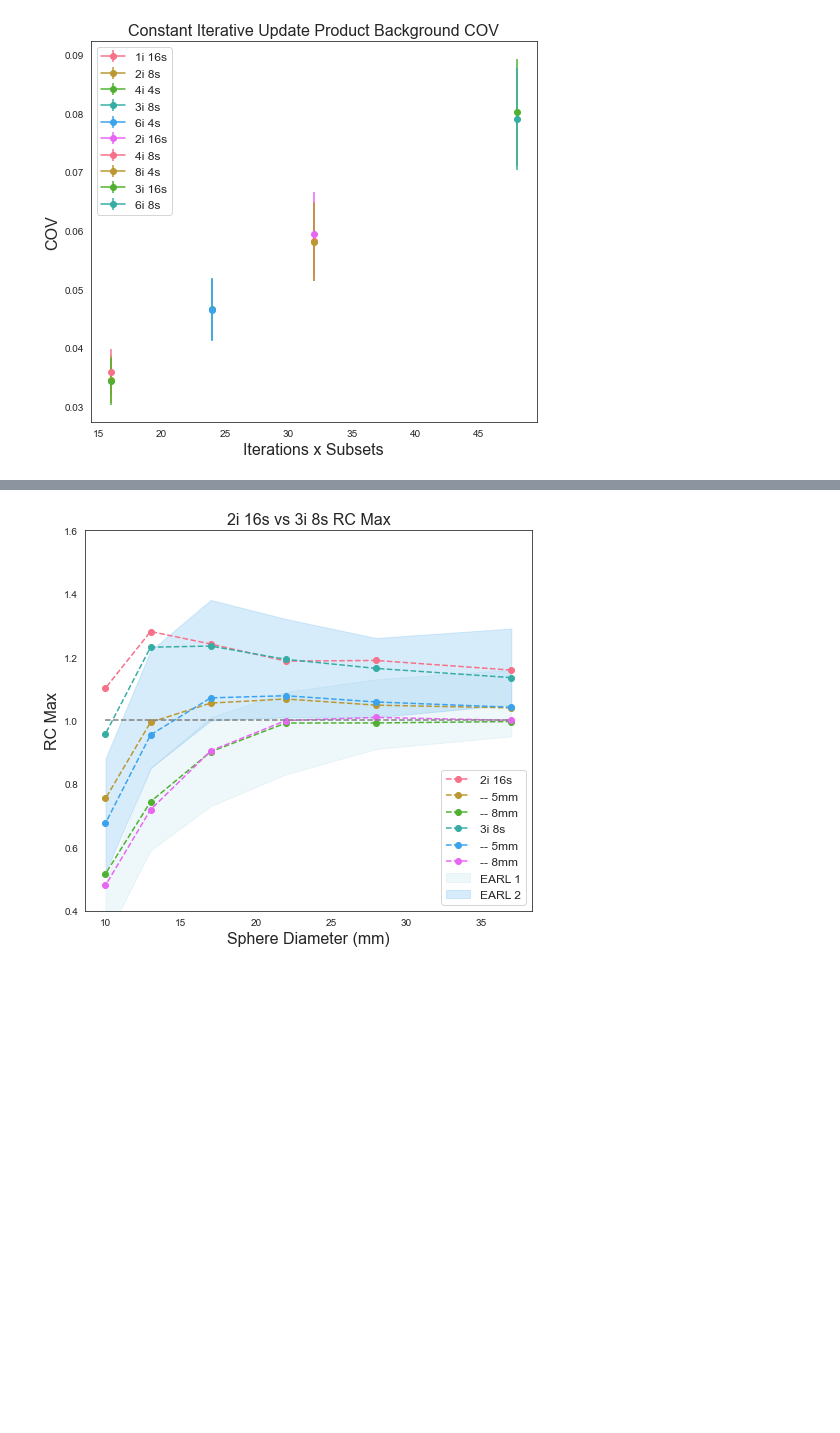
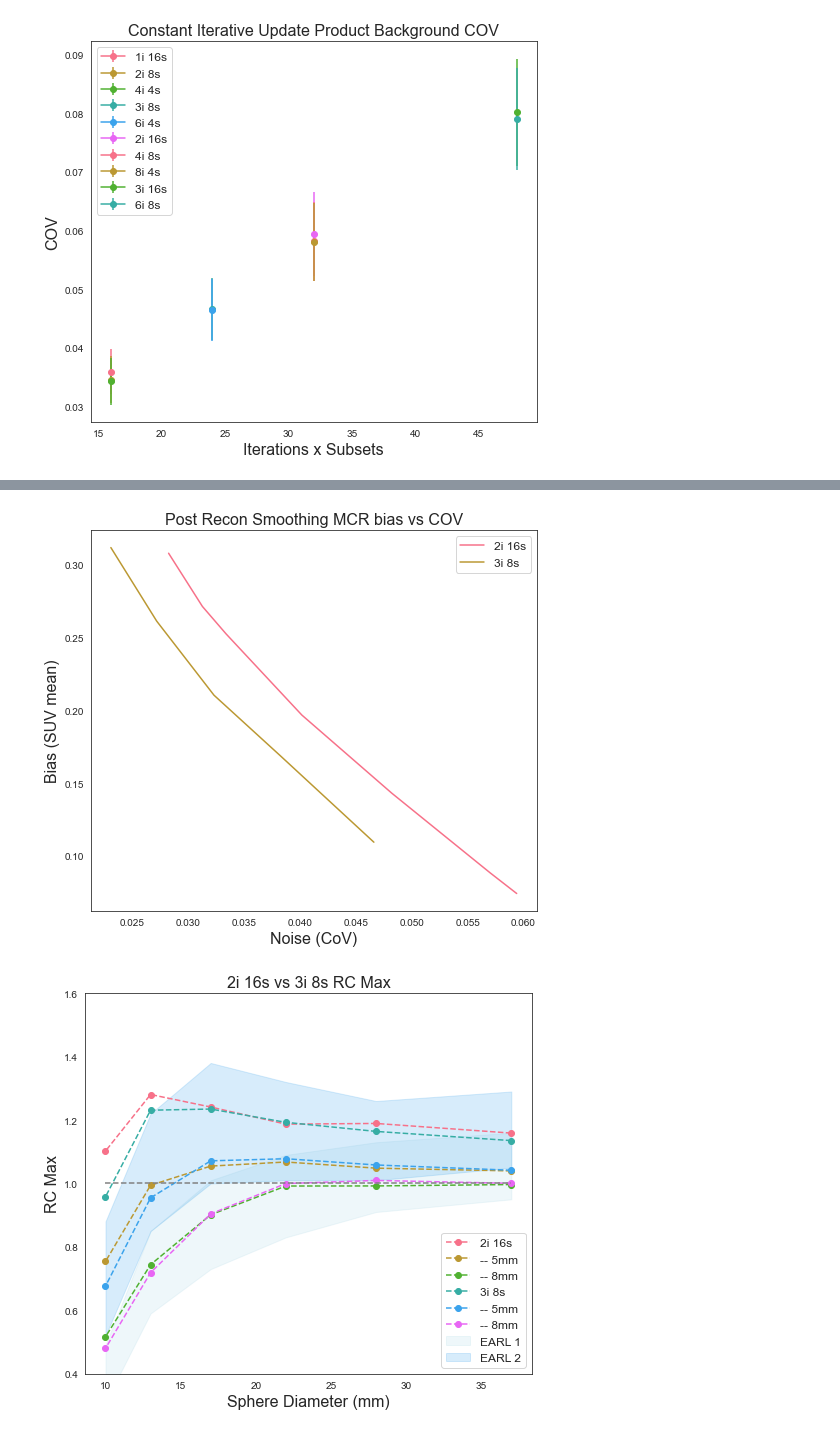
Before and after one commit to devhliu/earl_nema, a Jupyter notebook: analysis.ipynb, the cells around one changed output, grey strips where cells are left out. Saved outputs shown, nothing was run; the diff lists cells and outputs as text; code cells hidden in the pictures; blank space fills up the shorter version.

```diff
--- a/analysis.ipynb
+++ b/analysis.ipynb
@@ -679,7 +741,7 @@ IUP.COV([16,16,16,24,24,32,32,32,48,48],'Iterations x Subsets')
 # %%
 #Gaussian Filtering 2i 16s
 
-fwhm = NemaPlots([FXS_2i_16s,FXS_2i_16s_3,FXS_2i_16s_4,FXS_2i_16s_5,FXS_2i_16s_6p4, FXS_2i_16s_7, FXS_2i_16s_8],['No Filter','3.0mm FWHM','4.0mm FWHM','5.0mm FWHM','6.4mm FWHM','7.0mm FWHM','8.0mm FWHM'],'Post Recon Smoothiing - 2i 16s')
-fwhm.RCmax()
-fwhm.RCmean()
-fwhm.COV([0,3,4,5,6.4,7,8],'Gaussian FWHM (mm)')
+fwhm2i_16s = NemaPlots([FXS_2i_16s,FXS_2i_16s_3,FXS_2i_16s_4,FXS_2i_16s_5,FXS_2i_16s_6p4, FXS_2i_16s_7, FXS_2i_16s_8],['No Filter','3.0mm FWHM','4.0mm FWHM','5.0mm FWHM','6.4mm FWHM','7.0mm FWHM','8.0mm FWHM'],'Post Recon Smoothiing - 2i 16s')
+# fwhm.RCmax()
+# fwhm.RCmean()
+# fwhm.COV([0,3,4,5,6.4,7,8],'Gaussian FWHM (mm)')
@@ -690,7 +748,6 @@ fwhm.COV([0,3,4,5,6.4,7,8],'Gaussian FWHM (mm)')
 # %%
 #Gaussian Filtering 3i 8s
-
-fwhm = NemaPlots([FXS_3i_8s,FXS_3i_8s_4,FXS_3i_8s_5,FXS_3i_8s_6p4,FXS_3i_8s_8],['No Filter','4.0mm FWHM','5.0mm FWHM','6.4mm FWHM','8.0mm FWHM'],'Post Recon Smoothing - 3i 8s')
-fwhm.RCmax()
-fwhm.RCmean()
-fwhm.COV([0,4,5,6.4,8],'Gaussian FWHM (mm)')
+fwhm3i_8s = NemaPlots([FXS_3i_8s,FXS_3i_8s_4,FXS_3i_8s_5,FXS_3i_8s_6p4,FXS_3i_8s_8],['No Filter','4.0mm FWHM','5.0mm FWHM','6.4mm FWHM','8.0mm FWHM'],'Post Recon Smoothing - 3i 8s')
+# fwhm.RCmax()
+# fwhm.RCmean()
+# fwhm.COV([0,4,5,6.4,8],'Gaussian FWHM (mm)')
@@ -701,3 +754,7 @@ fwhm.COV([0,4,5,6.4,8],'Gaussian FWHM (mm)')
+# %%
+reconComp([fwhm2i_16s,fwhm3i_8s],['2i 16s','3i 8s'],'Post Recon Smoothing').cov_mcr()
+# %% [output]
+[figure, added]
 # %%
 two_or_three = NemaPlots([FXS_2i_16s,FXS_2i_16s_5,FXS_2i_16s_8,FXS_3i_8s,FXS_3i_8s_5,FXS_3i_8s_8],['2i 16s','-- 5mm','-- 8mm','3i 8s','-- 5mm','-- 8mm'],'2i 16s vs 3i 8s')
 two_or_three.RCmax()
```
Also changed, not shown: parts of 11 cells of this notebook, 5 other files.
